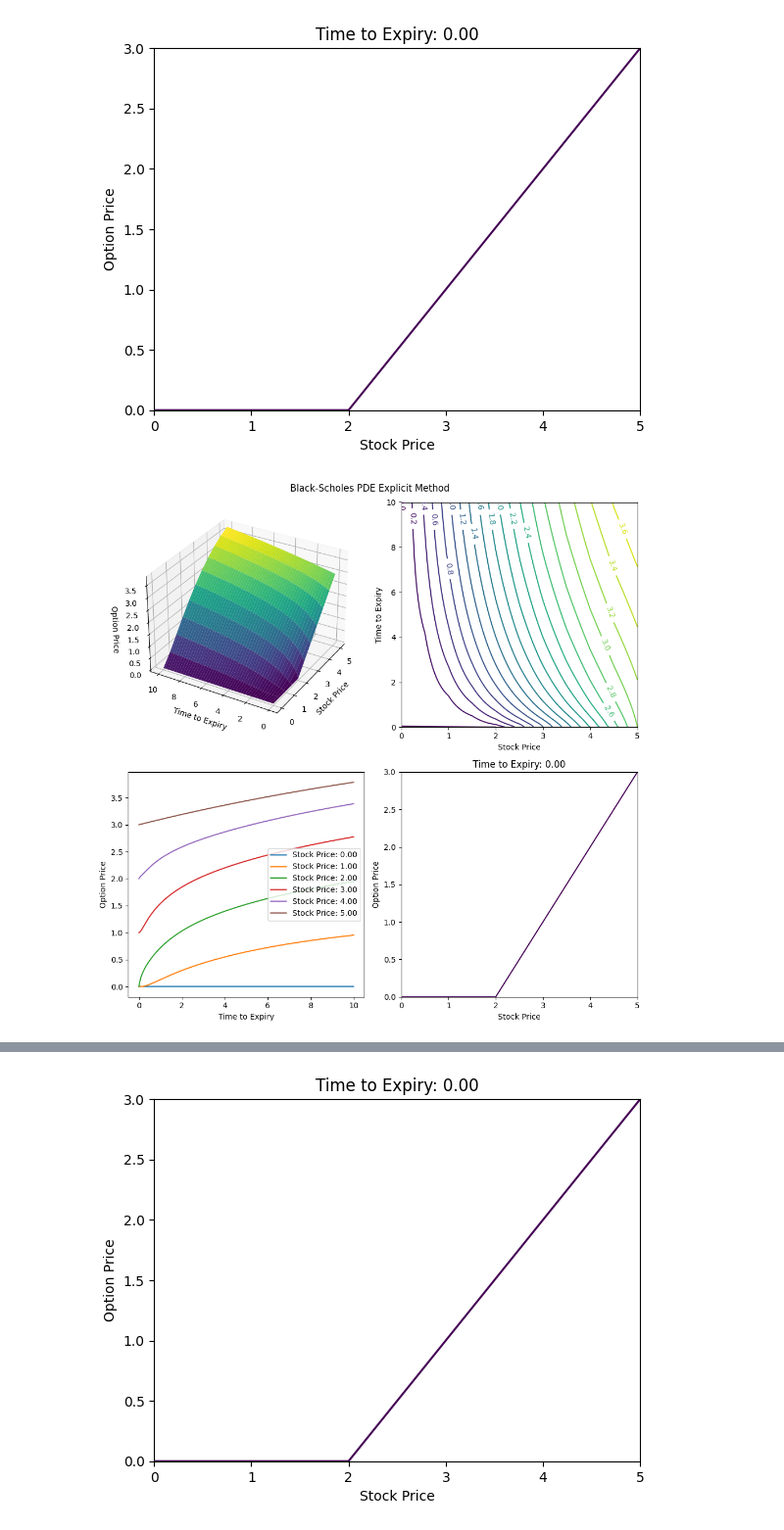
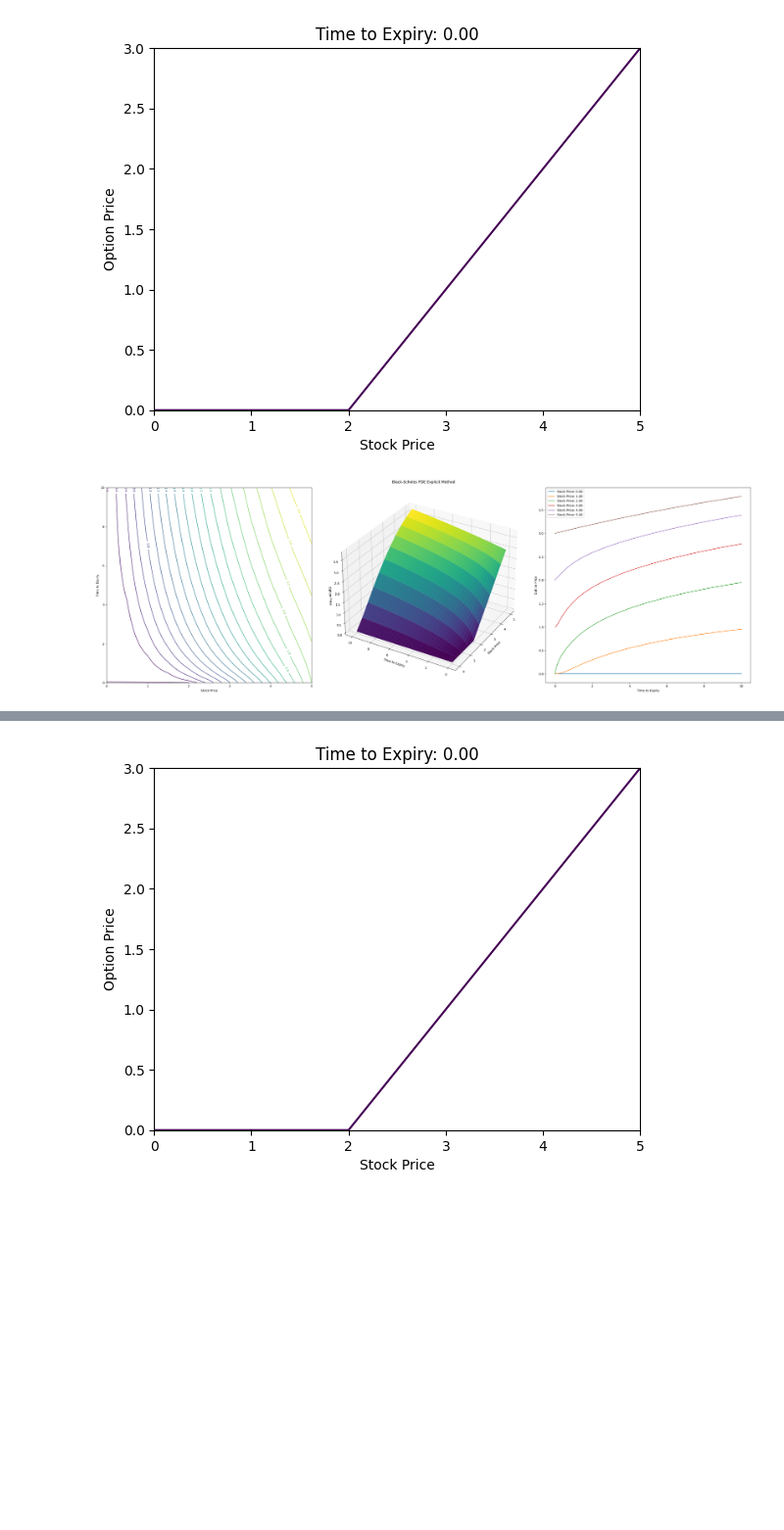
Before and after one commit to thedylone/black-scholes-numerical, a Jupyter notebook: Computing_CW.ipynb, the cells around one changed output, grey strips where cells are left out. Shown at 98% size. Cells and saved outputs as stored; diff of their text form; code cells hidden in the pictures; blank space fills up the shorter version.

```diff
--- a/Computing_CW.ipynb
+++ b/Computing_CW.ipynb
@@ -39,6 +63,7 @@ k = 0.01
 
 # Coefficients
 def coeffs():
+    """precalculate common coefficients to reduce computations"""
     alpha = SD**2 / (2 * h**2)
     """coefficient for the second derivative in the stock price"""
     beta = R / h
@@ -240,17 +339,18 @@ plt.show()
 [figure]
 # %%
 # combined plot
-fig = plt.figure(figsize=(10, 10))
+fig = plt.figure(figsize=(30, 10))
 fig.suptitle("Black-Scholes PDE Explicit Method")
-surf_ax = fig.add_subplot(221, projection="3d")
+surf_ax = fig.add_subplot(132, projection="3d")
 surface_plot(V_exp, fig, surf_ax)
-contour_ax = fig.add_subplot(222)
+contour_ax = fig.add_subplot(131)
 contour_plot(V_exp, fig, contour_ax)
-value_time_ax = fig.add_subplot(223)
+value_time_ax = fig.add_subplot(133)
 value_time_plot(V_exp, fig, value_time_ax)
-ani_ax = fig.add_subplot(224)
-animated_plot(V_exp, fig, ani_ax)
+# ani_ax = fig.add_subplot(224)
+# animated_plot(V_exp, fig, ani_ax)
 fig.tight_layout()
+fig.savefig("explicit.png")
 plt.show()
 # %% [output]
-[figure, old version]
+[figure, new version]
```
Also changed, not shown: parts of 19 cells of this notebook, 7 other files.
